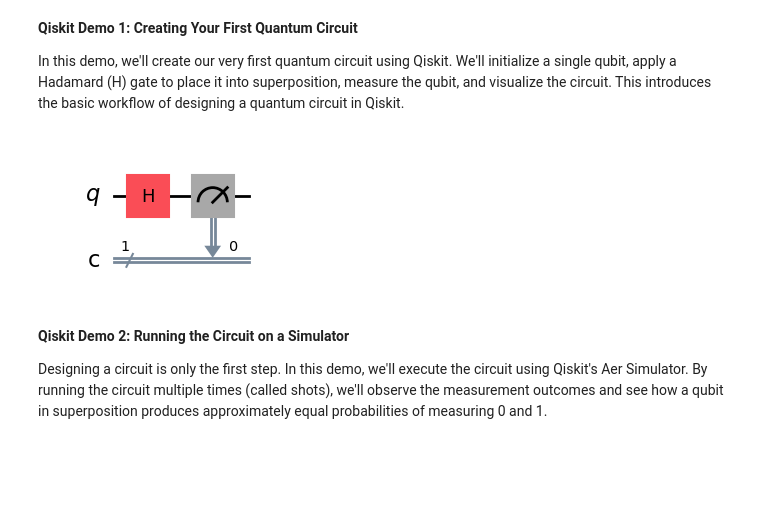
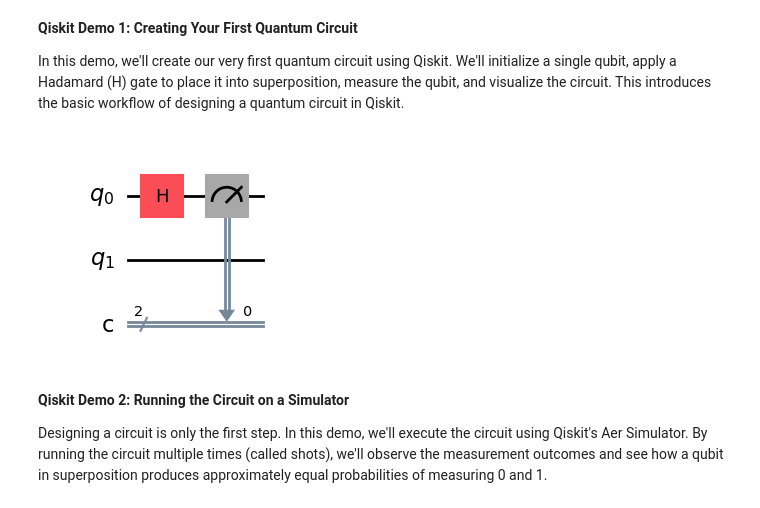
Before and after one commit to ab1991sharma/Java_code, a Jupyter notebook: Cohort_1_Session_1.ipynb, the cells around one changed output. Saved outputs shown, nothing was run; the diff lists cells and outputs as text; code cells hidden in the pictures; blank space fills up the shorter version.

```diff
--- a/Cohort_1_Session_1.ipynb
+++ b/Cohort_1_Session_1.ipynb
@@ -28,20 +23,20 @@ In this demo, we'll create our very first quantum circuit using Qiskit. We'll in
 # %%
 # Import Qiskit
 from qiskit import QuantumCircuit
 
 # Create a quantum circuit with 1 qubit and 1 classical bit
-qc = QuantumCircuit(1, 1)
+qc = QuantumCircuit(2, 2)
 
 # Apply a Hadamard Gate
 qc.h(0)
 
 # Measure the qubit
 qc.measure(0, 0)
 
 # Draw the circuit
 qc.draw("mpl")
 # %% [output]
-[figure, old version]
+[figure, new version]
 # %% [markdown]
 **Qiskit Demo 2: Running the Circuit on a Simulator**
 
```
Also changed, not shown: parts of 4 cells of this notebook.
